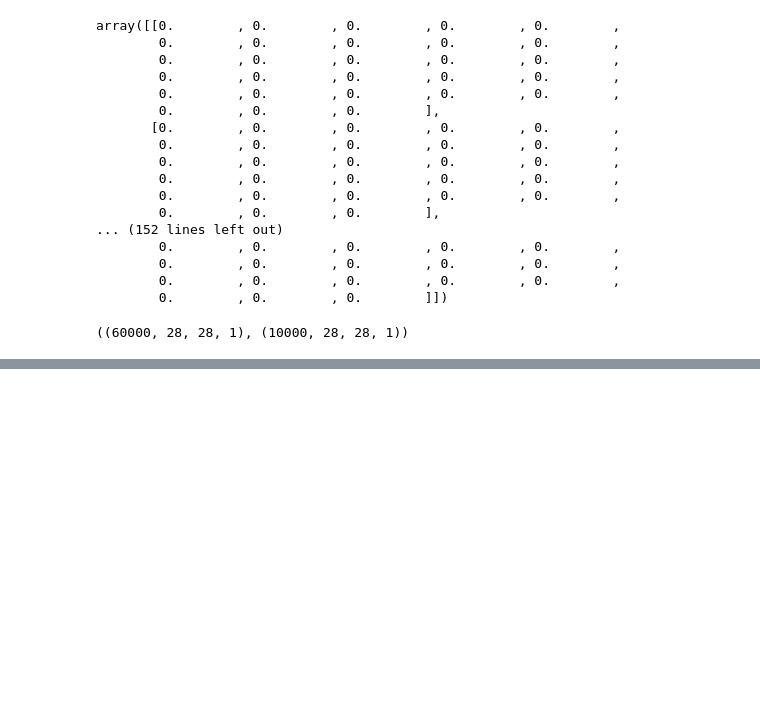
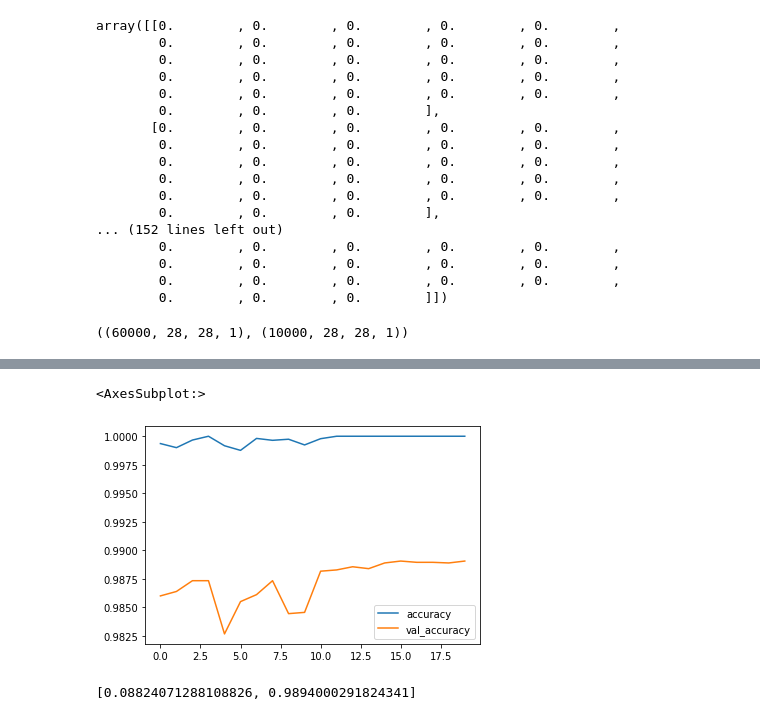
Before and after one commit to IBM-EPBL/IBM-Project-9757-1659072459, a Jupyter notebook: Project Development Phase/Sprint 2/Model building.ipynb, the cells around one changed output, grey strips where cells are left out. Cells and saved outputs as stored; diff of their text form; code cells hidden in the pictures; blank space fills up the shorter version.

```diff
--- a/Project Development Phase/Sprint 2/Model building.ipynb
+++ b/Project Development Phase/Sprint 2/Model building.ipynb
@@ -166,0 +218,10 @@ Epoch 15/15
+# %%
+
+metrics[['accuracy','val_accuracy']].plot()
+# %% [output]
+<AxesSubplot:>
+[figure, added]
+# %%
+model.evaluate(x_test,y_cat_test,verbose=0)
+# %% [output]
+[0.08824071288108826, 0.9894000291824341]
```
Also changed, not shown: parts of 28 cells of this notebook.
